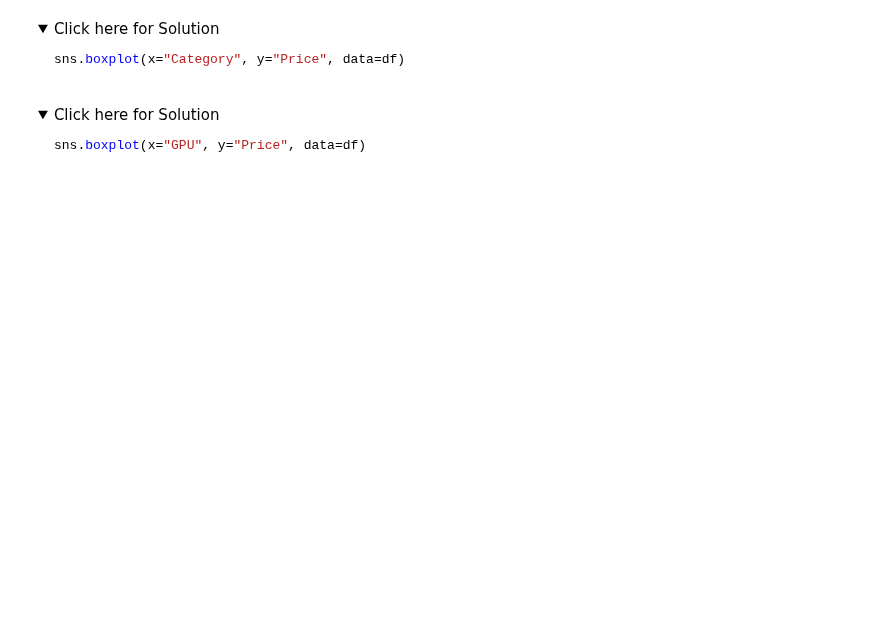
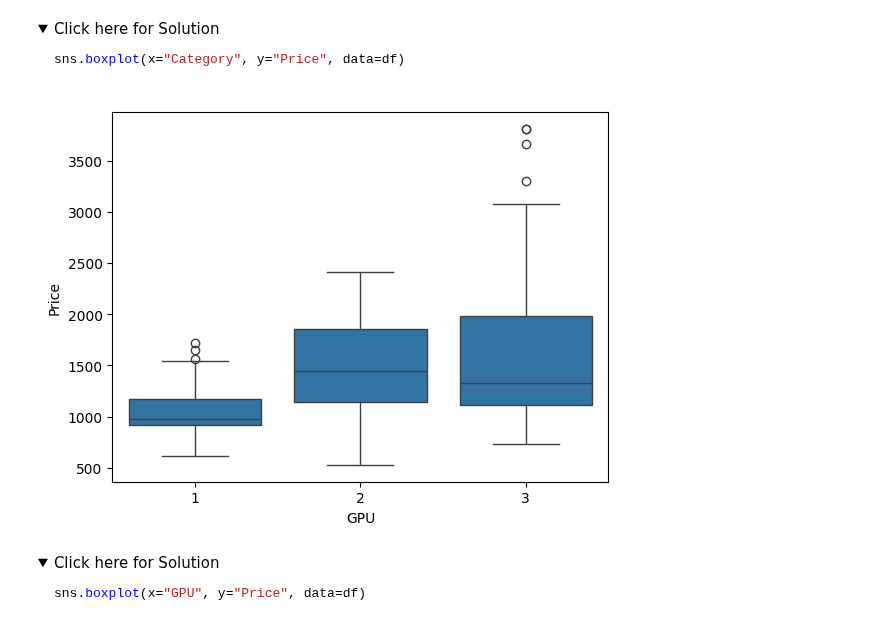
Before and after one commit to CxLos/IBM-Practice-Labs, a Jupyter notebook: 7. Data Analysis with Python/W3 - Exploratory Data Analysis/Labs/Exploratory_data_analysis.jupyterlite.ipynb, the cells around one changed output. Saved outputs shown, nothing was run; the diff lists cells and outputs as text; code cells hidden in the pictures; folded sections open; blank space fills up the shorter version.

```diff
--- a/7. Data Analysis with Python/W3 - Exploratory Data Analysis/Labs/Exploratory_data_analysis.jupyterlite.ipynb
+++ b/7. Data Analysis with Python/W3 - Exploratory Data Analysis/Labs/Exploratory_data_analysis.jupyterlite.ipynb
@@ -165,6 +200,11 @@ sns.boxplot(x="Category", y="Price", data=df)
 # %%
 # Write your code below and press Shift+Enter to execute
 # GPU Box plot
+
+sns.boxplot(x="GPU", y="Price", data=df)
+plt.show()
+# %% [output]
+[figure, added]
 # %% [markdown]
 <details>
     <summary>Click here for Solution</summary>
```
Also changed, not shown: parts of 18 cells of this notebook, 6 other files.
